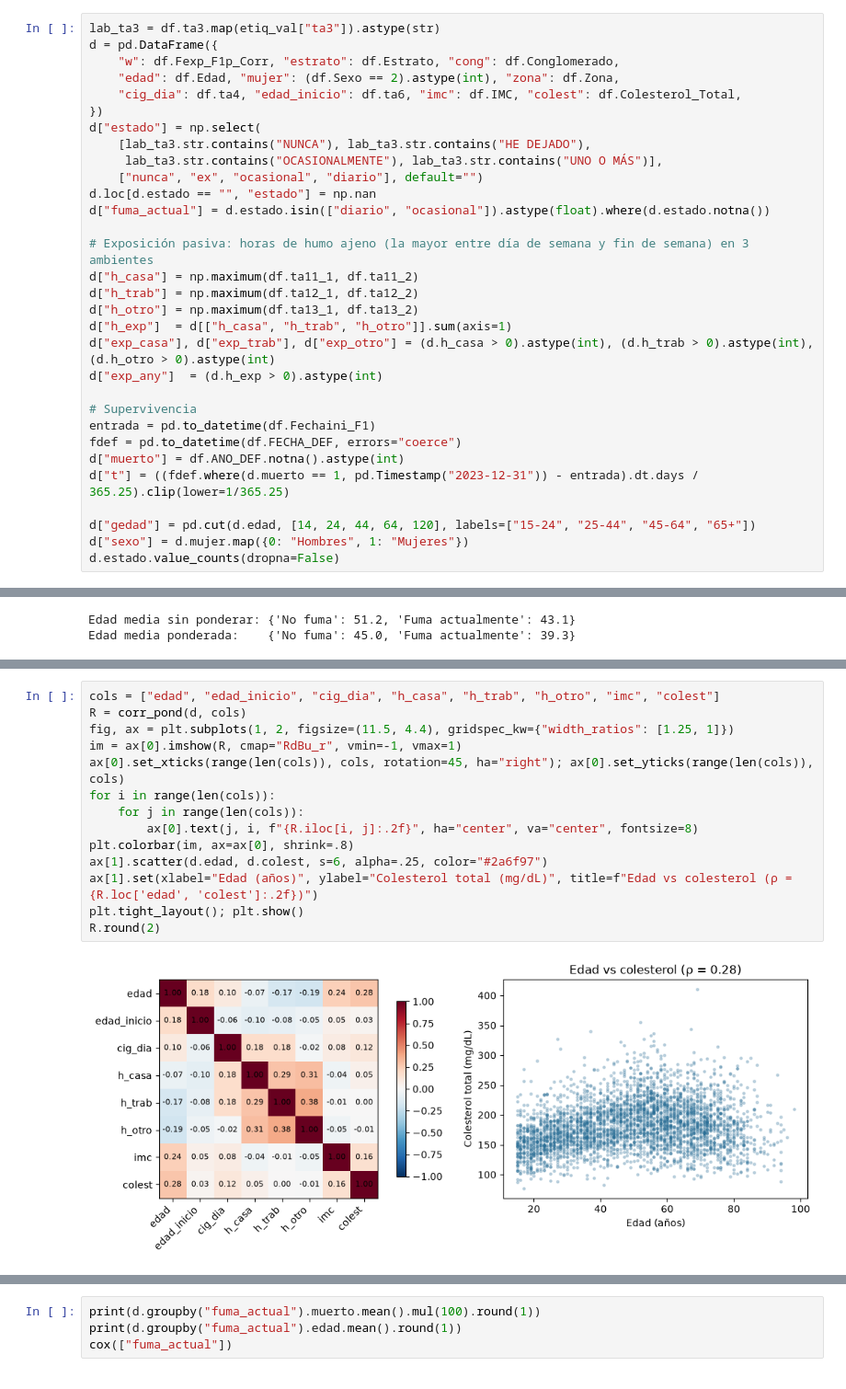
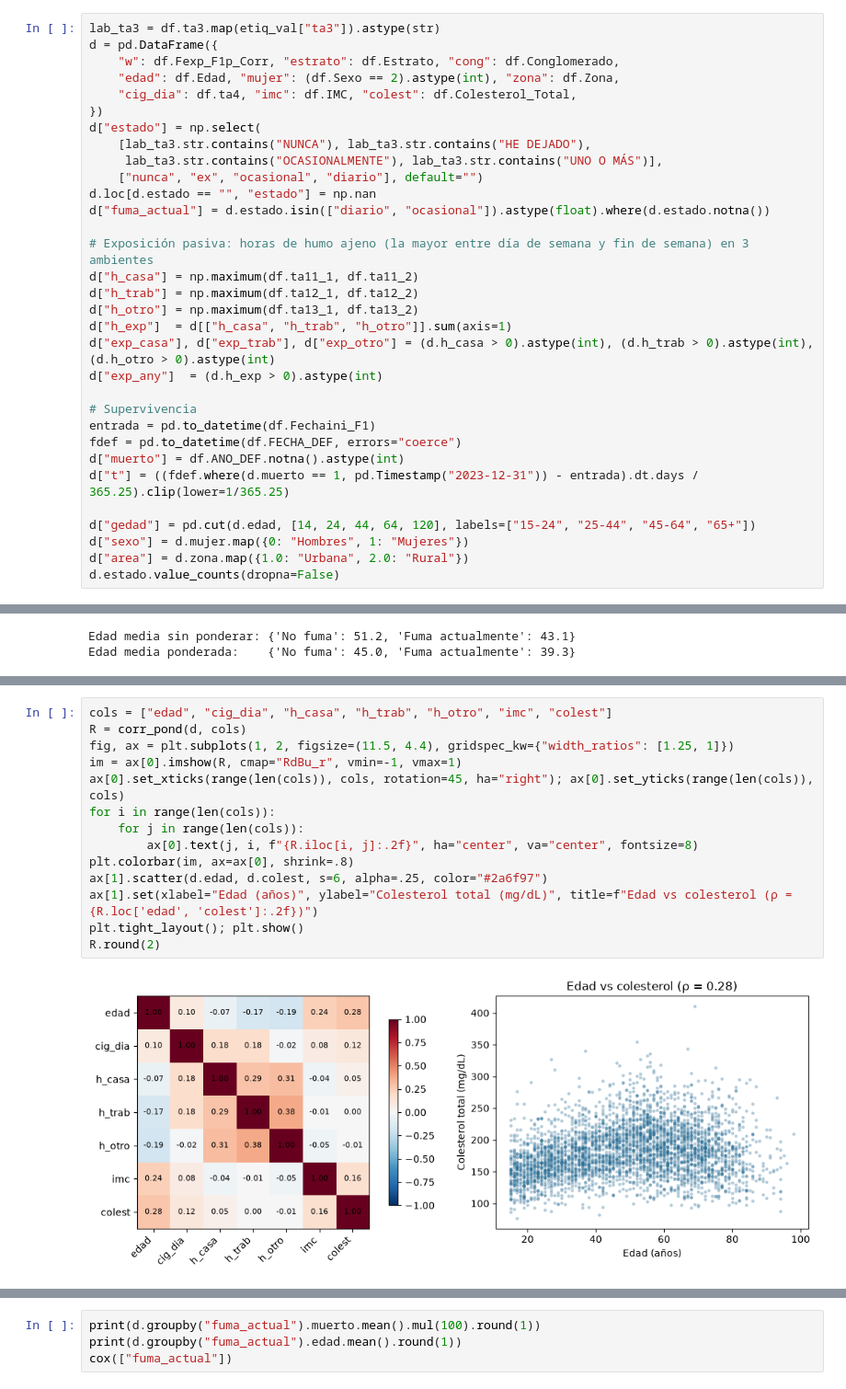
Before and after one commit to simonvidal99/taller-ens-tabaco, a Jupyter notebook: taller/taller_tabaco_FACILITADOR.ipynb, the cells around one changed output, grey strips where cells are left out. Shown at 92% size. Drawn from its saved outputs; the diff is of its cells as text.

```diff
--- a/taller/taller_tabaco_FACILITADOR.ipynb
+++ b/taller/taller_tabaco_FACILITADOR.ipynb
@@ -115,7 +120,7 @@ lab_ta3 = df.ta3.map(etiq_val["ta3"]).astype(str)
 d = pd.DataFrame({
     "w": df.Fexp_F1p_Corr, "estrato": df.Estrato, "cong": df.Conglomerado,
     "edad": df.Edad, "mujer": (df.Sexo == 2).astype(int), "zona": df.Zona,
-    "cig_dia": df.ta4, "edad_inicio": df.ta6, "imc": df.IMC, "colest": df.Colesterol_Total,
+    "cig_dia": df.ta4, "imc": df.IMC, "colest": df.Colesterol_Total,
 })
 d["estado"] = np.select(
     [lab_ta3.str.contains("NUNCA"), lab_ta3.str.contains("HE DEJADO"),
@@ -140,6 +145,7 @@ d["t"] = ((fdef.where(d.muerto == 1, pd.Timestamp("2023-12-31")) - entrada).dt.d
 
 d["gedad"] = pd.cut(d.edad, [14, 24, 44, 64, 120], labels=["15-24", "25-44", "45-64", "65+"])
 d["sexo"] = d.mujer.map({0: "Hombres", 1: "Mujeres"})
+d["area"] = d.zona.map({1.0: "Urbana", 2.0: "Rural"})
 d.estado.value_counts(dropna=False)
 # %% [output]
 estado
@@ -372,16 +360,16 @@ Calcula la matriz de correlaciones (Spearman ponderada) entre `edad`, `edad_inic
 # %%
-cols = ["edad", "edad_inicio", "cig_dia", "h_casa", "h_trab", "h_otro", "imc", "colest"]
+cols = ["edad", "cig_dia", "h_casa", "h_trab", "h_otro", "imc", "colest"]
 R = corr_pond(d, cols)
 fig, ax = plt.subplots(1, 2, figsize=(11.5, 4.4), gridspec_kw={"width_ratios": [1.25, 1]})
 im = ax[0].imshow(R, cmap="RdBu_r", vmin=-1, vmax=1)
 ax[0].set_xticks(range(len(cols)), cols, rotation=45, ha="right"); ax[0].set_yticks(range(len(cols)), cols)
 for i in range(len(cols)):
     for j in range(len(cols)):
         ax[0].text(j, i, f"{R.iloc[i, j]:.2f}", ha="center", va="center", fontsize=8)
 plt.colorbar(im, ax=ax[0], shrink=.8)
 ax[1].scatter(d.edad, d.colest, s=6, alpha=.25, color="#2a6f97")
 ax[1].set(xlabel="Edad (años)", ylabel="Colesterol total (mg/dL)", title=f"Edad vs colesterol (ρ = {R.loc['edad', 'colest']:.2f})")
 plt.tight_layout(); plt.show()
 R.round(2)
 # %% [output]
-[figure, old version]
+[figure, new version]
```
Also changed, not shown: parts of 40 cells of this notebook, 10 other files.
